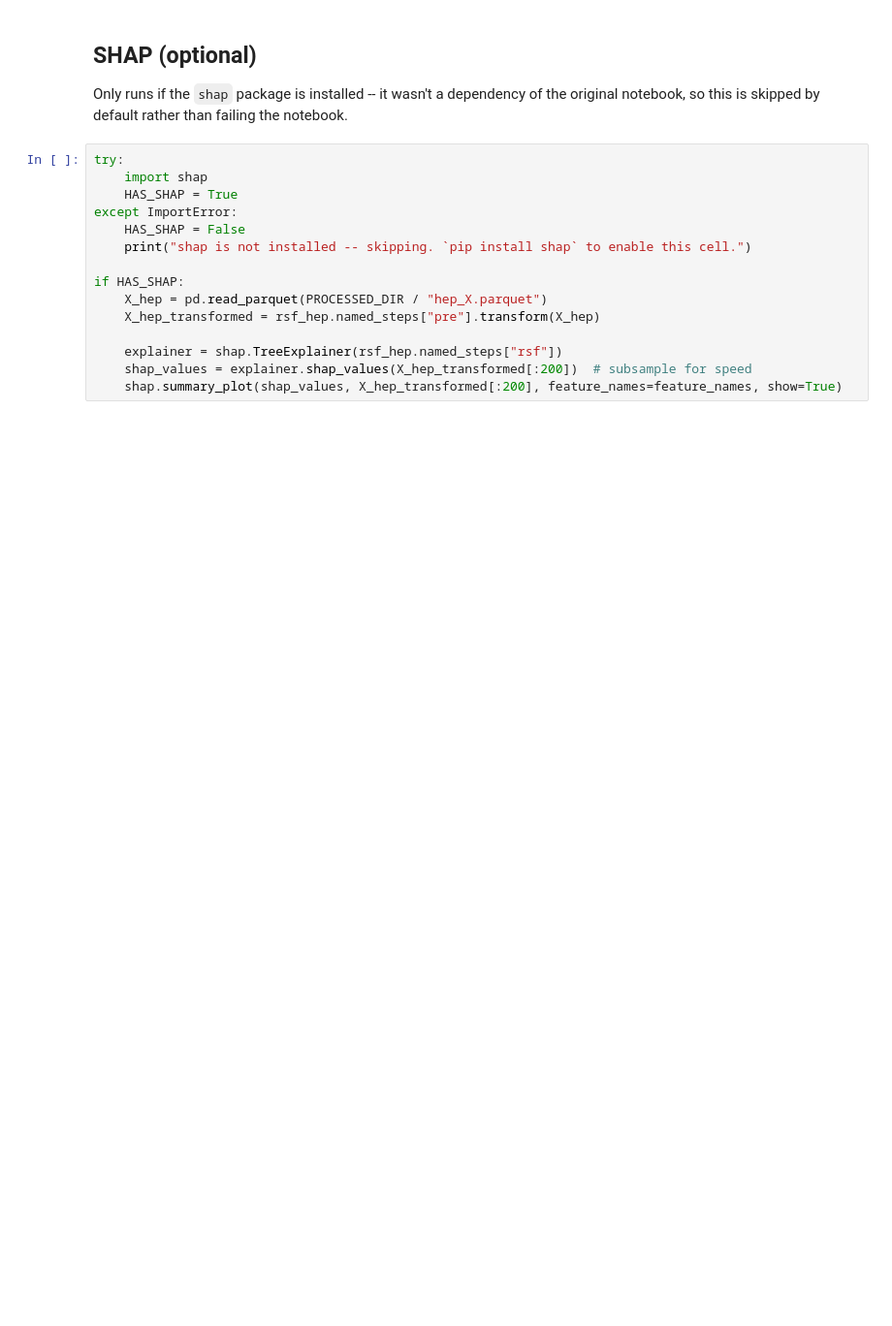
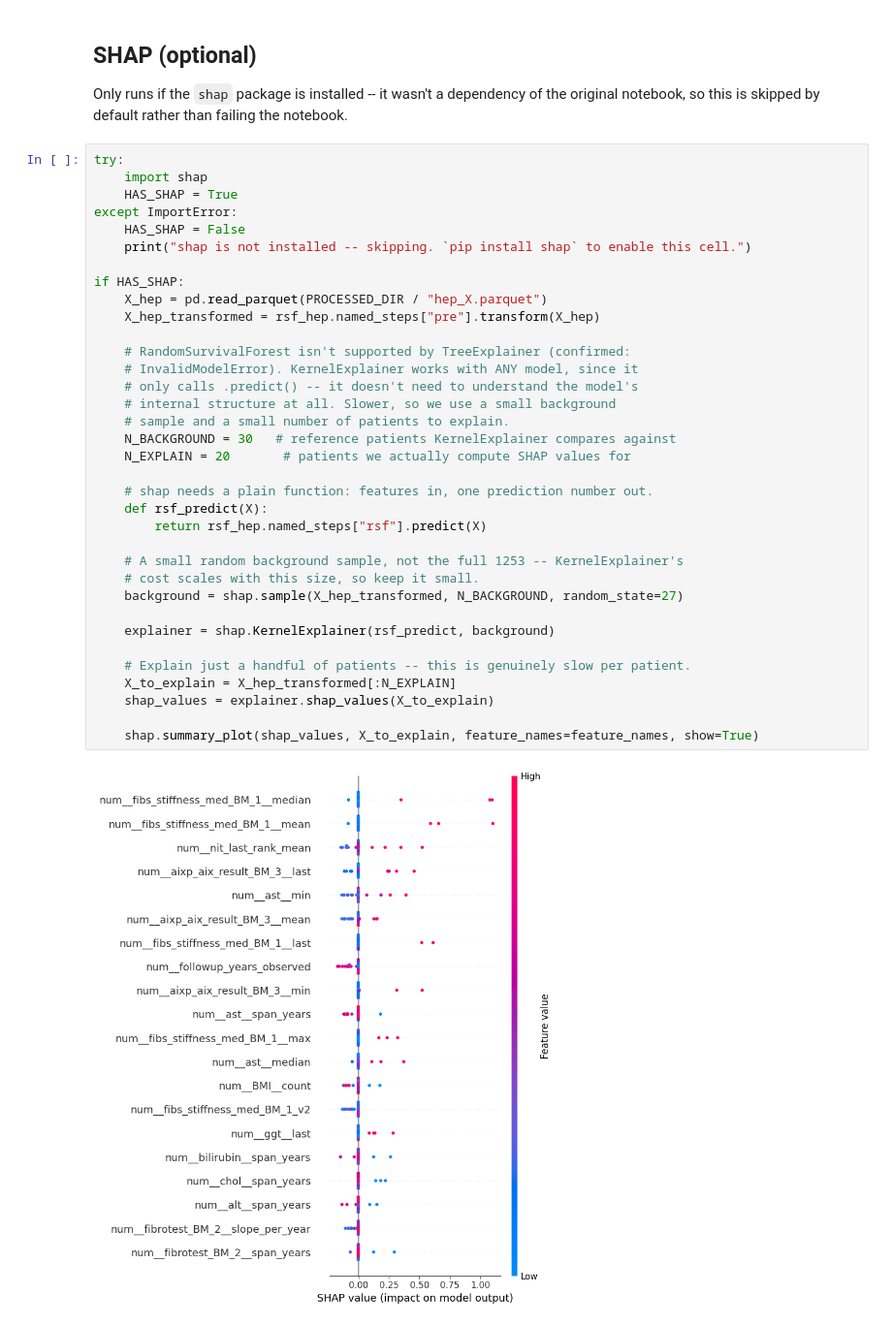
Before and after one commit to pabcal/TFG_Liverrisk_PabloCalderon, a Jupyter notebook: notebooks/04_results_analysis.ipynb, the cells around one changed output. Shown at 97% size. Drawn from its saved outputs; the diff is of its cells as text; blank space fills up the shorter version.

```diff
--- a/notebooks/04_results_analysis.ipynb
+++ b/notebooks/04_results_analysis.ipynb
@@ -83,18 +65,40 @@ NotImplementedError:
 ## SHAP (optional)
 
 Only runs if the `shap` package is installed -- it wasn't a dependency of the original notebook, so this is skipped by default rather than failing the notebook.
-# %%
-try:
-    import shap
-    HAS_SHAP = True
-except ImportError:
-    HAS_SHAP = False
-    print("shap is not installed -- skipping. `pip install shap` to enable this cell.")
-
-if HAS_SHAP:
-    X_hep = pd.read_parquet(PROCESSED_DIR / "hep_X.parquet")
-    X_hep_transformed = rsf_hep.named_steps["pre"].transform(X_hep)
-
-    explainer = shap.TreeExplainer(rsf_hep.named_steps["rsf"])
-    shap_values = explainer.shap_values(X_hep_transformed[:200])  # subsample for speed
-    shap.summary_plot(shap_values, X_hep_transformed[:200], feature_names=feature_names, show=True)
+# %%
+try:
+    import shap
+    HAS_SHAP = True
+except ImportError:
+    HAS_SHAP = False
+    print("shap is not installed -- skipping. `pip install shap` to enable this cell.")
+
+if HAS_SHAP:
+    X_hep = pd.read_parquet(PROCESSED_DIR / "hep_X.parquet")
+    X_hep_transformed = rsf_hep.named_steps["pre"].transform(X_hep)
+
+    # RandomSurvivalForest isn't supported by TreeExplainer (confirmed:
+    # InvalidModelError). KernelExplainer works with ANY model, since it
+    # only calls .predict() -- it doesn't need to understand the model's
+    # internal structure at all. Slower, so we use a small background
+    # sample and a small number of patients to explain.
+    N_BACKGROUND = 30   # reference patients KernelExplainer compares against
+    N_EXPLAIN = 20       # patients we actually compute SHAP values for
+
+    # shap needs a plain function: features in, one prediction number out.
+    def rsf_predict(X):
+        return rsf_hep.named_steps["rsf"].predict(X)
+
+    # A small random background sample, not the full 1253 -- KernelExplainer's
+    # cost scales with this size, so keep it small.
+    background = shap.sample(X_hep_transformed, N_BACKGROUND, random_state=27)
+
+    explainer = shap.KernelExplainer(rsf_predict, background)
+
+    # Explain just a handful of patients -- this is genuinely slow per patient.
+    X_to_explain = X_hep_transformed[:N_EXPLAIN]
+    shap_values = explainer.shap_values(X_to_explain)
+
+    shap.summary_plot(shap_values, X_to_explain, feature_names=feature_names, show=True)
+# %% [output]
+[figure, added]
```
Also changed, not shown: parts of 13 cells of this notebook, 17 other files.
